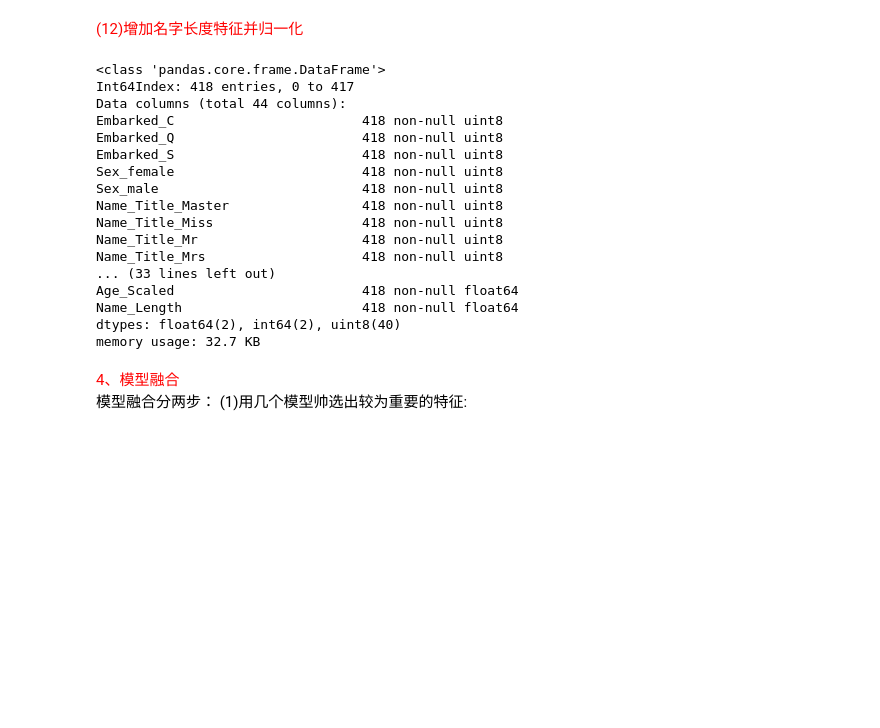
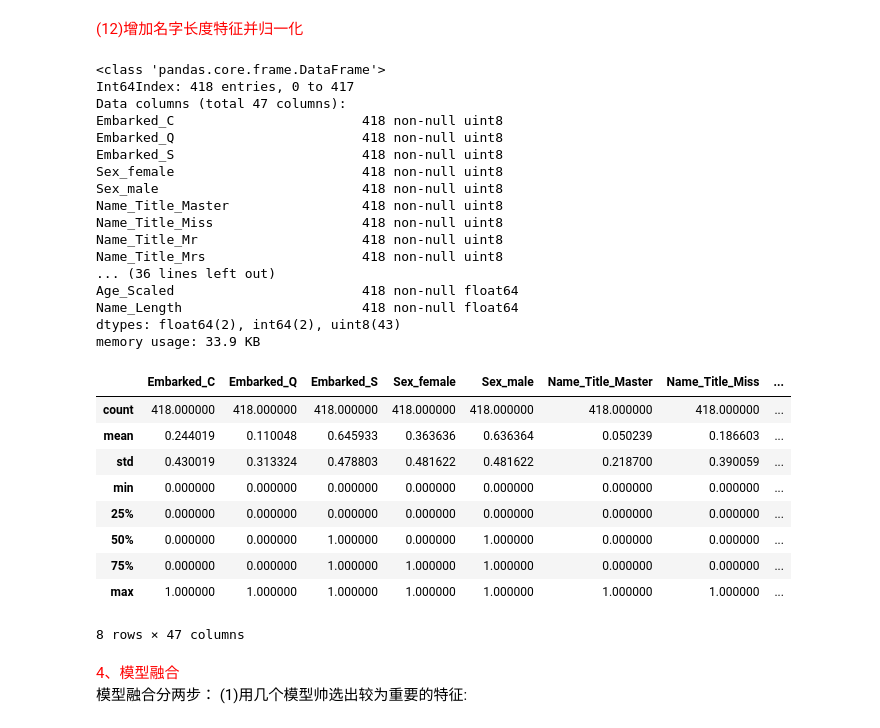
Before and after one commit to JJXiangJiaoJun/Titanic_predict, a Jupyter notebook: baseline.ipynb, the cells around one changed output. Cells and saved outputs as stored; diff of their text form; code cells hidden in the pictures; blank space fills up the shorter version.

```diff
--- a/baseline.ipynb
+++ b/baseline.ipynb
@@ -1005,17 +1005,17 @@ combined_train_test['Name_Length'] = scaler.fit_transform(combined_train_test['N
 # %%
 train_data = combined_train_test[:891]
 test_data = combined_train_test[891:]
-titanic_train_data_X = train_data.filter(regex='Age_.*|Embarked_.*|Sex_.*|Name_Title_.*|Fare_Category_.*|family_size_.*|Pclass_Fare_Category_.*|Cabin_Title_.*|child|Mother|Combine_feature_.*|Name_Length')
+titanic_train_data_X = train_data.filter(regex='Age_.*|Embarked_.*|Sex_.*|Name_Title_.*|Fare_Category_.*|family_size_.*|Pclass_Fare_Category_.*|Pclass_[1-3]|Cabin_Title_.*|child|Mother|Combine_feature_.*|Name_Length')
 # titanic_train_data_X = train_data.filter(regex='Age_.*|Embarked_.*|Sex_.*|Name_Title_.*|Fare_Category_.*|family_size_.*|Pclass_Fare_Category_.*|Pclass_[1-3]|Cabin_Title_.*|child|Mother|Combine_feature_.*')
 titanic_train_data_Y = train_data['Survived']
-titanic_test_data_X = test_data.filter(regex='Age_.*|Embarked_.*|Sex_.*|Name_Title_.*|Fare_Category_.*|family_size_.*|Pclass_Fare_Category_.*|Cabin_Title_.*|child|Mother|Combine_feature_.*|Name_Length')
+titanic_test_data_X = test_data.filter(regex='Age_.*|Embarked_.*|Sex_.*|Name_Title_.*|Fare_Category_.*|family_size_.*|Pclass_Fare_Category_.*|Pclass_[1-3]|Cabin_Title_.*|child|Mother|Combine_feature_.*|Name_Length')
 # titanic_test_data_X = test_data.filter(regex='Age|Embarked_.*|Sex_.*|Name_Title_.*|Fare_Category_.*|family_size_.*|Pclass_Fare_Category_.*|Pclass_[1-3]|Cabin_Title_.*|child|Mother|Combine_feature_.*')
 # %%
 titanic_test_data_X.info()
 # %% [output]
 <class 'pandas.core.frame.DataFrame'>
 Int64Index: 418 entries, 0 to 417
-Data columns (total 44 columns):
+Data columns (total 47 columns):
 Embarked_C                        418 non-null uint8
 Embarked_Q                        418 non-null uint8
 Embarked_S                        418 non-null uint8
@@ -1025,11 +1025,24 @@ Name_Title_Master                 418 non-null uint8
 Name_Title_Miss                   418 non-null uint8
 Name_Title_Mr                     418 non-null uint8
 Name_Title_Mrs                    418 non-null uint8
-... (33 lines left out)
+... (36 lines left out)
 Age_Scaled                        418 non-null float64
 Name_Length                       418 non-null float64
-dtypes: float64(2), int64(2), uint8(40)
-memory usage: 32.7 KB
+dtypes: float64(2), int64(2), uint8(43)
+memory usage: 33.9 KB
+# %%
+titanic_test_data_X.describe()
+# %% [output]
+|  | Embarked_C | Embarked_Q | Embarked_S | Sex_female | Sex_male | Name_Title_Master | Name_Title_Miss | ... |
+| count | 418.000000 | 418.000000 | 418.000000 | 418.000000 | 418.000000 | 418.000000 | 418.000000 | ... |
+| mean | 0.244019 | 0.110048 | 0.645933 | 0.363636 | 0.636364 | 0.050239 | 0.186603 | ... |
+| std | 0.430019 | 0.313324 | 0.478803 | 0.481622 | 0.481622 | 0.218700 | 0.390059 | ... |
+| min | 0.000000 | 0.000000 | 0.000000 | 0.000000 | 0.000000 | 0.000000 | 0.000000 | ... |
+| 25% | 0.000000 | 0.000000 | 0.000000 | 0.000000 | 0.000000 | 0.000000 | 0.000000 | ... |
+| 50% | 0.000000 | 0.000000 | 1.000000 | 0.000000 | 1.000000 | 0.000000 | 0.000000 | ... |
+| 75% | 0.000000 | 0.000000 | 1.000000 | 1.000000 | 1.000000 | 0.000000 | 0.000000 | ... |
+| max | 1.000000 | 1.000000 | 1.000000 | 1.000000 | 1.000000 | 1.000000 | 1.000000 | ... |
+8 rows × 47 columns
 # %% [markdown]
 <font color=red>4、模型融合</font><br>
  模型融合分两步：
```
Also changed, not shown: parts of 20 cells of this notebook, 1 other file.
